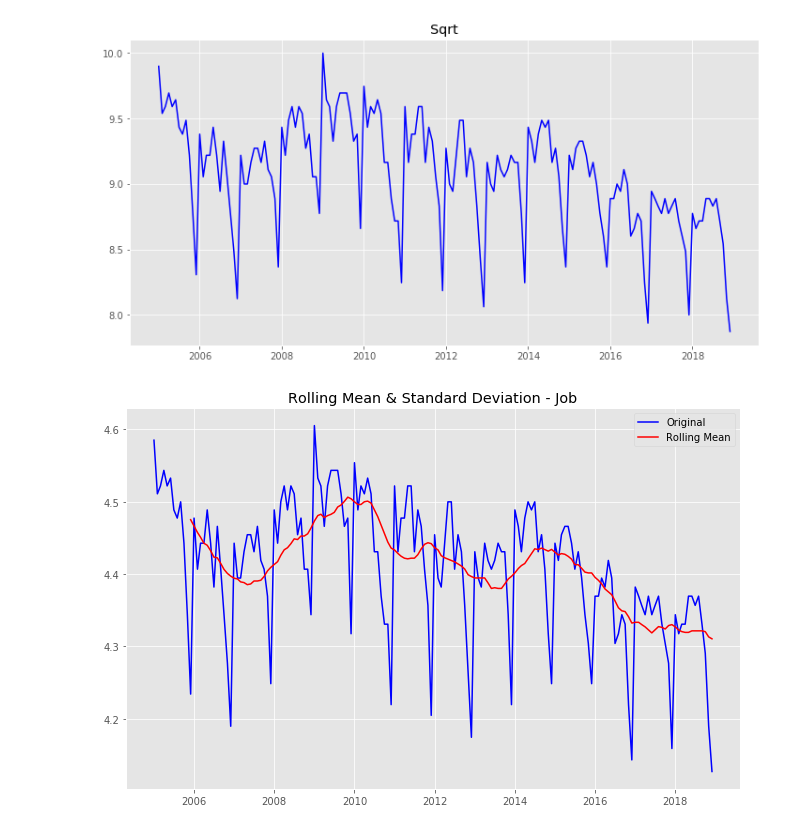
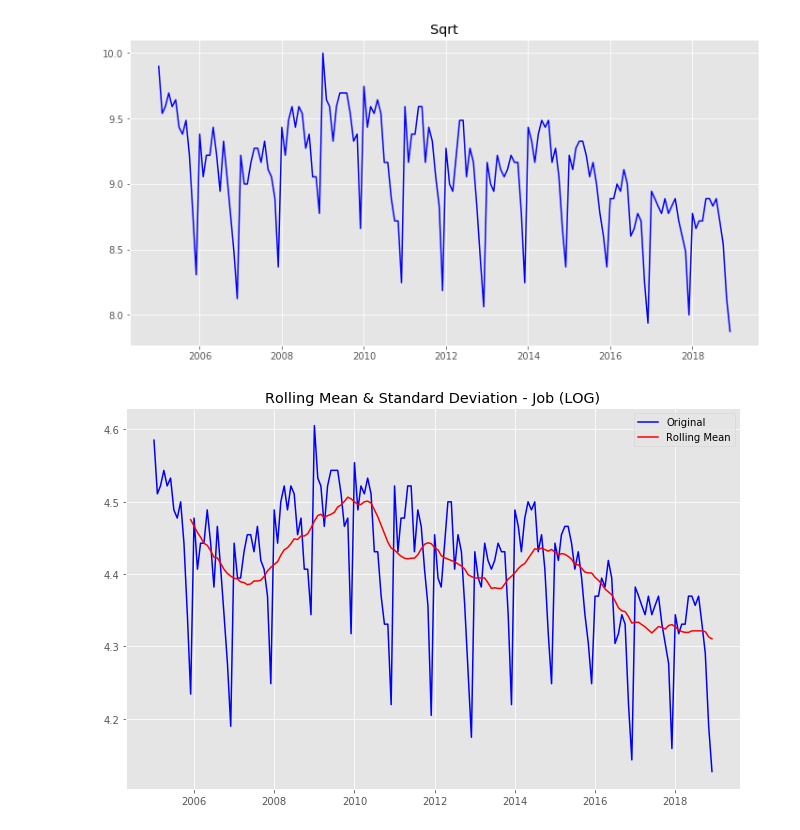
Before and after one commit to jjacisin/mod_5_project, a Jupyter notebook: m5_google_trends.ipynb, the cells around one changed output. Drawn from its saved outputs; the diff is of its cells as text; code cells hidden in the pictures.

```diff
--- a/m5_google_trends.ipynb
+++ b/m5_google_trends.ipynb
@@ -116,4 +135,5 @@ def arima_modeler(data,pdq_lower,pdq_upper,m):
     return output
 
 def dataframe_converter(df,column_name):
-    return pd.to_numeric(df[str(column_name)],downcast="float")
+    new = df.resample('MS').mean()
+    return pd.to_numeric(new[str(column_name)],downcast="float")
@@ -151,0 +164,2 @@ NameError: name 'df_job_arima' is not defined
+# %%
+job_input = dataframe_converter(df_job,"job")
@@ -230,14 +247,16 @@ plt.plot(ts_sqrt, color='blue');
 [figure]
 [figure]
 # %%
-rolmean = np.log(arima_input).rolling(window = 12).mean()
+# START: LOG-specific review
+# Rolling mean with log'd values
+rolmean = np.log(job_input).rolling(window = 12).mean()
 fig = plt.figure(figsize=(11,7))
-orig = plt.plot(np.log(arima_input), color='blue',label='Original')
+orig = plt.plot(np.log(job_input), color='blue',label='Original')
 mean = plt.plot(rolmean, color='red', label='Rolling Mean')
 plt.legend(loc='best')
-plt.title('Rolling Mean & Standard Deviation - Job')
+plt.title('Rolling Mean & Standard Deviation - Job (LOG)')
 plt.show(block=False)
 # Interesting Observation: it almost looks like people searching for jobs falls after unemployment actually goes up
 # %% [output]
-[figure, old version]
+[figure, new version]
 # %%
```
Also changed, not shown: parts of 41 cells of this notebook, 2 other files.
